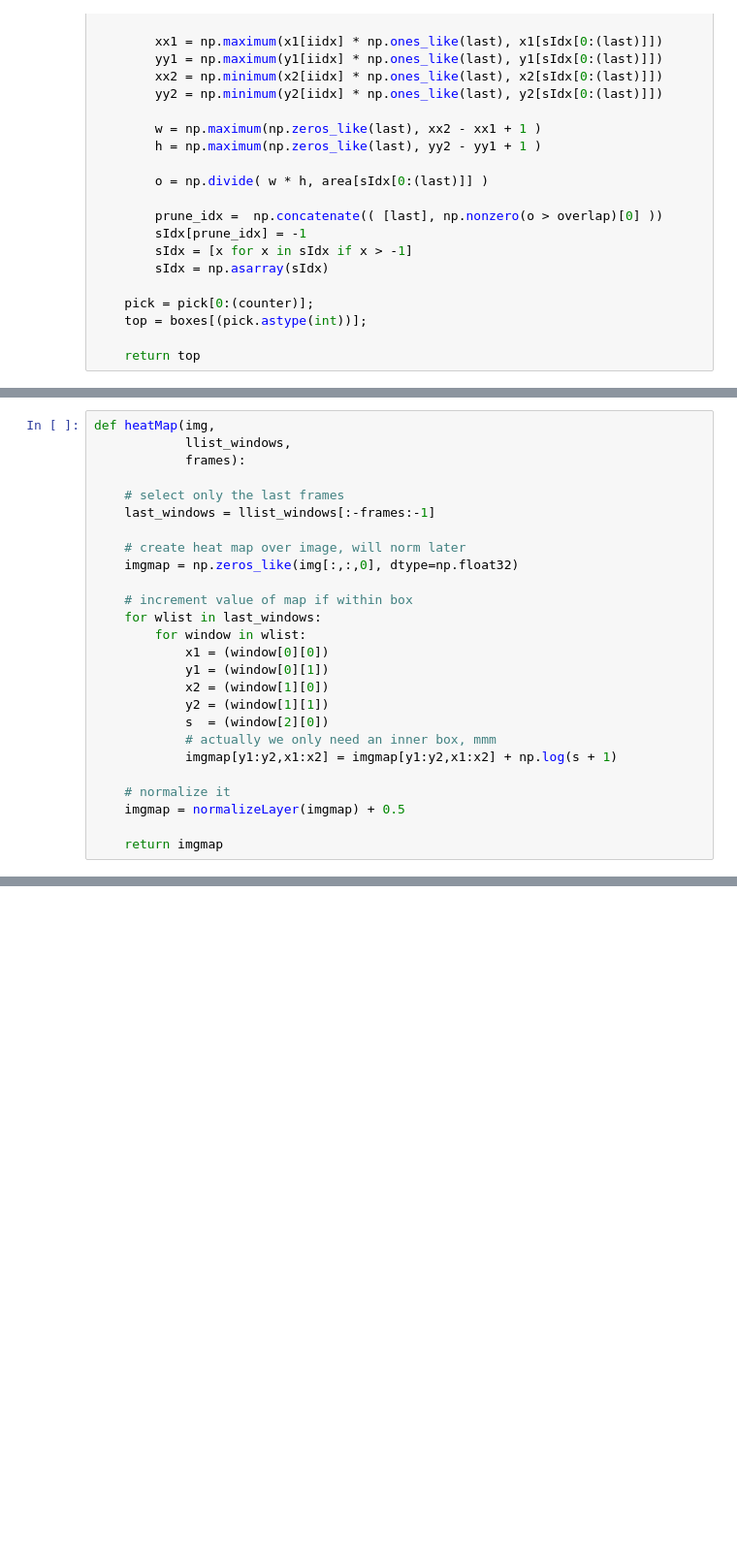
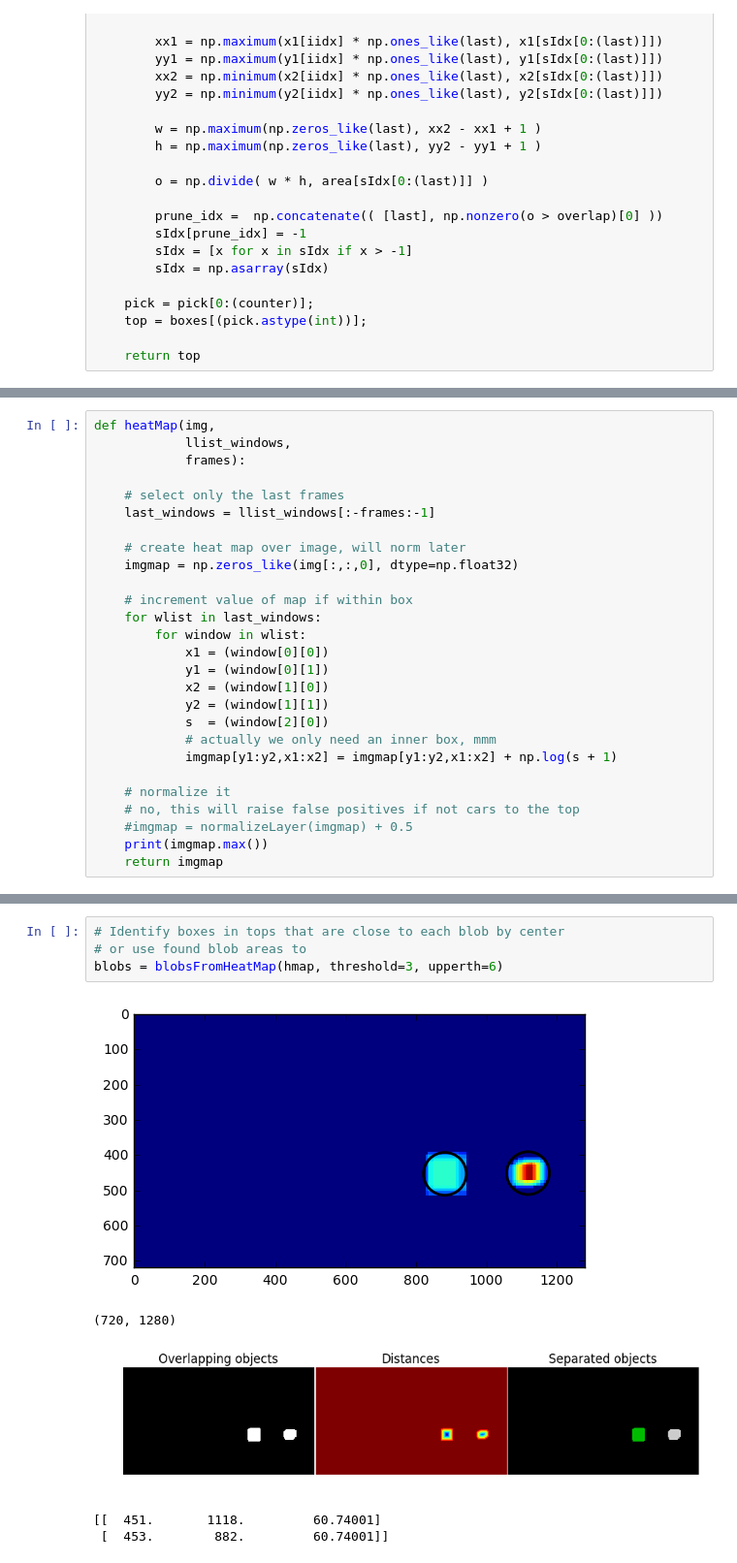
Before and after one commit to eigendreams/vehicle_tracking, a Jupyter notebook: Universal.ipynb, the cells around one changed output, grey strips where cells are left out. Shown: that part at 97% size. Drawn from its saved outputs; the diff is of its cells as text; blank space fills up the shorter version.

```diff
--- a/Universal.ipynb
+++ b/Universal.ipynb
@@ -713,8 +718,9 @@ def heatMap(img,
             imgmap[y1:y2,x1:x2] = imgmap[y1:y2,x1:x2] + np.log(s + 1)
 
     # normalize it
-    imgmap = normalizeLayer(imgmap) + 0.5
-
+    # no, this will raise false positives if not cars to the top
+    #imgmap = normalizeLayer(imgmap) + 0.5
+    print(imgmap.max())
     return imgmap
 # %%
 hmap = heatMap(img,
@@ -731,0 +818,10 @@ plt.show(
+# %%
+# Identify boxes in tops that are close to each blob by center
+# or use found blob areas to
+blobs = blobsFromHeatMap(hmap, threshold=3, upperth=6)
+# %% [output]
+[figure, added]
+(720, 1280)
+[figure, added]
+[[  451.       1118.         60.74001]
+ [  453.        882.         60.74001]]
```
Also changed, not shown: parts of 16 cells of this notebook.
